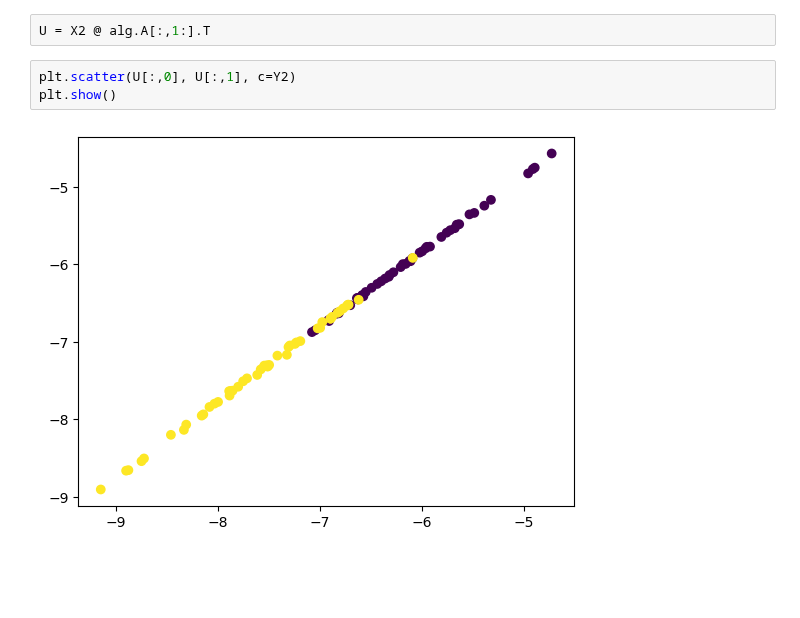
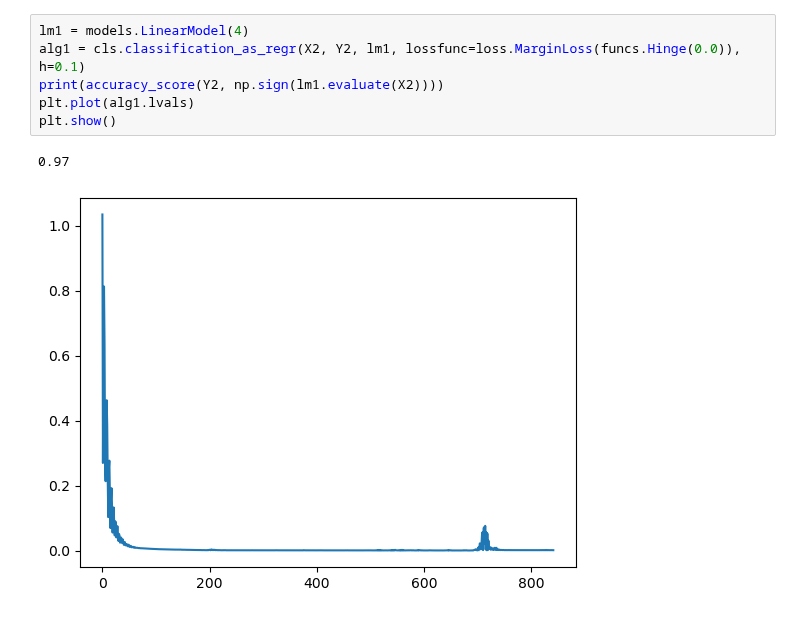
Before and after one commit to intellimath/mlgrad, a Jupyter notebook: examples/test_cls_pca2.ipynb, the cells around one changed output. Drawn from its saved outputs; the diff is of its cells as text; blank space fills up the shorter version.

```diff
--- a/examples/test_cls_pca2.ipynb
+++ b/examples/test_cls_pca2.ipynb
@@ -32,7 +23,9 @@ plt.show()
-# %%
-U = X2 @ alg.A[:,1:].T
-# %%
-plt.scatter(U[:,0], U[:,1], c=Y2)
-plt.show()
-# %% [output]
-[figure, removed]
+# %%
+lm1 = models.LinearModel(4)
+alg1 = cls.classification_as_regr(X2, Y2, lm1, lossfunc=loss.MarginLoss(funcs.Hinge(0.0)), h=0.1)
+print(accuracy_score(Y2, np.sign(lm1.evaluate(X2))))
+plt.plot(alg1.lvals)
+plt.show()
+# %% [output]
+0.97
+[figure, added]
```
Also changed, not shown: parts of 31 cells of this notebook, 43 other files.
